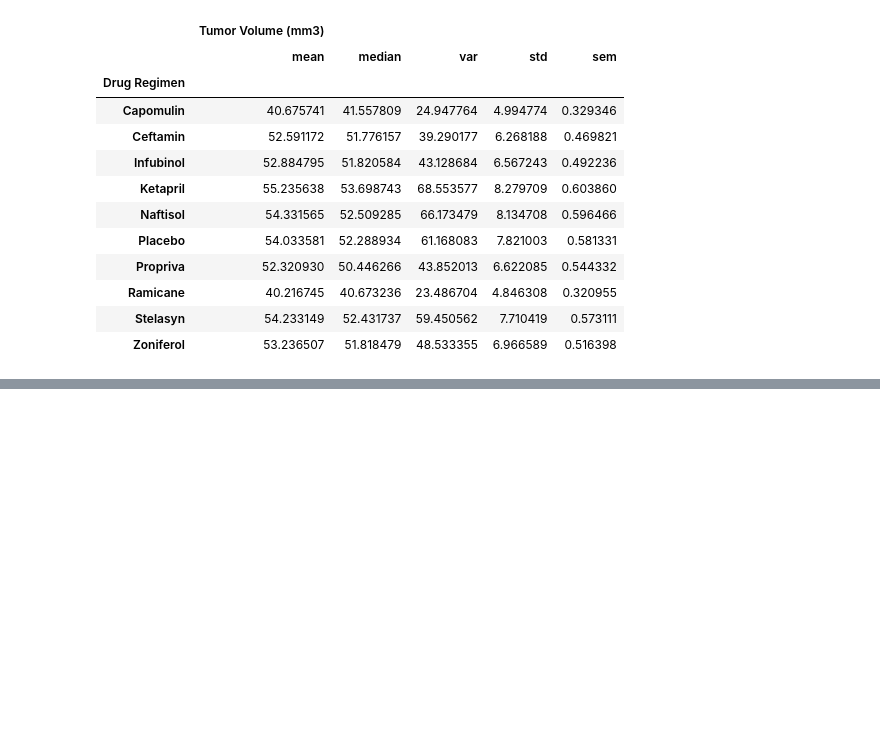
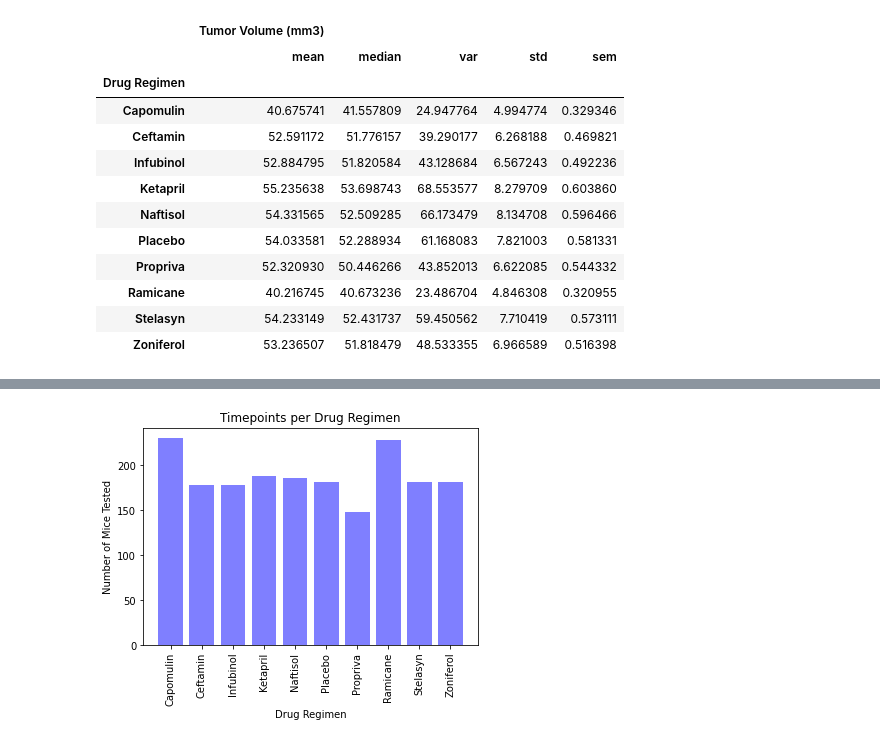
Before and after one commit to mvogel3/matplotlib-challenge, a Jupyter notebook: module_5_starter_code/Pymaceuticals/pymaceuticals_analysis.ipynb, the cells around one changed output, grey strips where cells are left out. Saved outputs shown, nothing was run; the diff lists cells and outputs as text; code cells hidden in the pictures; blank space fills up the shorter version.

Commit message:
bar charts

```diff
--- a/module_5_starter_code/Pymaceuticals/pymaceuticals_analysis.ipynb
+++ b/module_5_starter_code/Pymaceuticals/pymaceuticals_analysis.ipynb
@@ -162,0 +165,4 @@ mouse_aggregate
+# %%
+# making the variable(s) to plot the number of timepoints for each drug regimen
+timepoint_group = mouse_clean.groupby(["Drug Regimen"]).count()["Timepoint"]
+timepoint_group
@@ -162,0 +182,11 @@ mouse_aggregate
+# %%
+# bar chart showing the total number of timepoints for all mice tested grouped by Drug Regimen
+# made with pyplot
+plt.bar(timepoint_group.index, timepoint_group, color="blue", alpha=.5)
+plt.xticks(timepoint_group.index, rotation="vertical")
+plt.title("Timepoints per Drug Regimen")
+plt.xlabel("Drug Regimen")
+plt.ylabel("Number of Mice Tested")
+plt.show()
+# %% [output]
+[figure, added]
```
Also changed, not shown: parts of 5 cells of this notebook.
